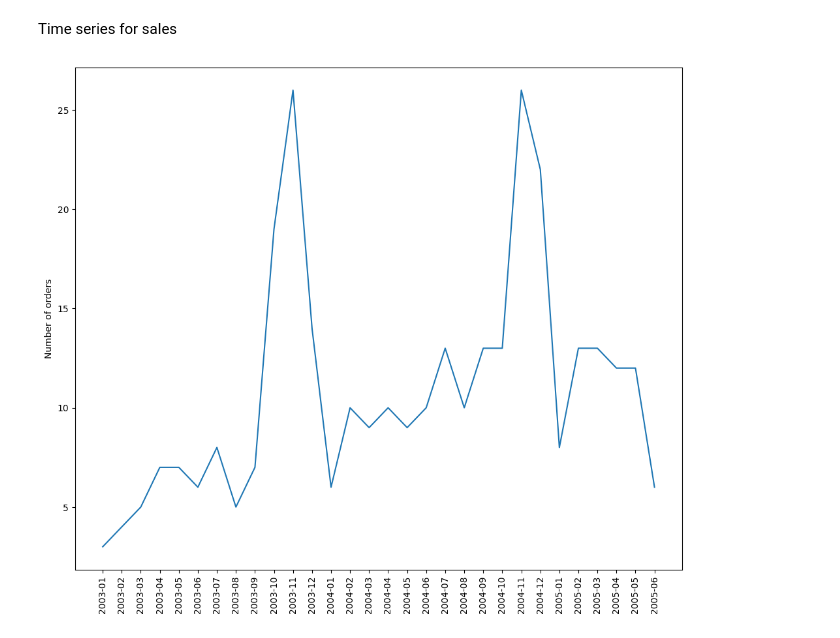
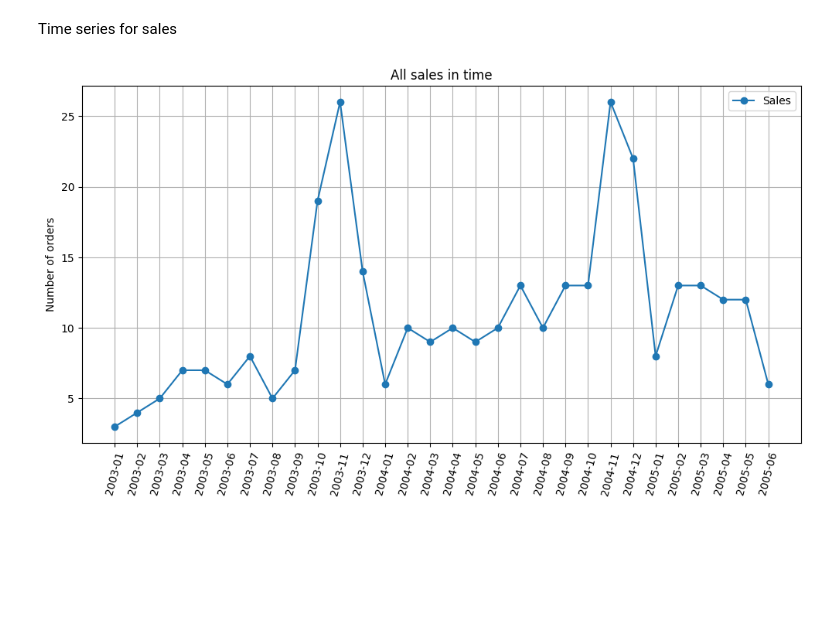
Before and after one commit to OgrodowskiJedrzej/Sales-Analysis, a Jupyter notebook: main.ipynb, the cells around one changed output. Cells and saved outputs as stored; diff of their text form; code cells hidden in the pictures; blank space fills up the shorter version.

```diff
--- a/main.ipynb
+++ b/main.ipynb
@@ -118,20 +120,24 @@ Time series for sales
 # %%
 # We get date in format Year - Month
 salesInTime = pd.read_sql(
     """
     SELECT
         COUNT(orderNumber) AS orderCount,
         DATE_FORMAT(requiredDate, '%Y-%m') AS date
     FROM orders
     GROUP BY date
     ORDER BY date
     """, connector)
 
 # Visualisation of sales in time
-vis1 = plt.figure(figsize=(12,10))
-vis1 = sns.lineplot(x=salesInTime["date"], y=salesInTime["orderCount"])
-vis1 = plt.xticks(rotation=90)
-vis1 = plt.xlabel("")
-vis1 = plt.ylabel("Number of orders")
+plt.figure(figsize=(12,6))
+plt.plot(salesInTime["date"], salesInTime["orderCount"], marker='o',label="Sales")
+plt.xticks(rotation=75)
+plt.title("All sales in time")
+plt.xlabel("")
+plt.ylabel("Number of orders")
+plt.legend()
+plt.grid(True)
+plt.show()
 # %% [output]
-[figure, old version]
+[figure, new version]
```
Also changed, not shown: parts of 5 cells of this notebook.
